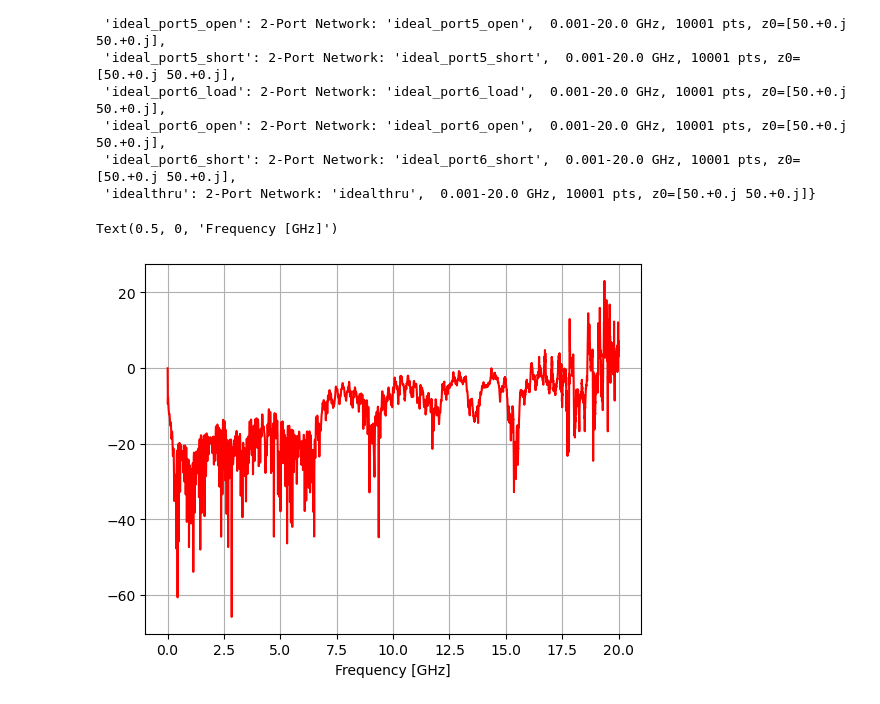
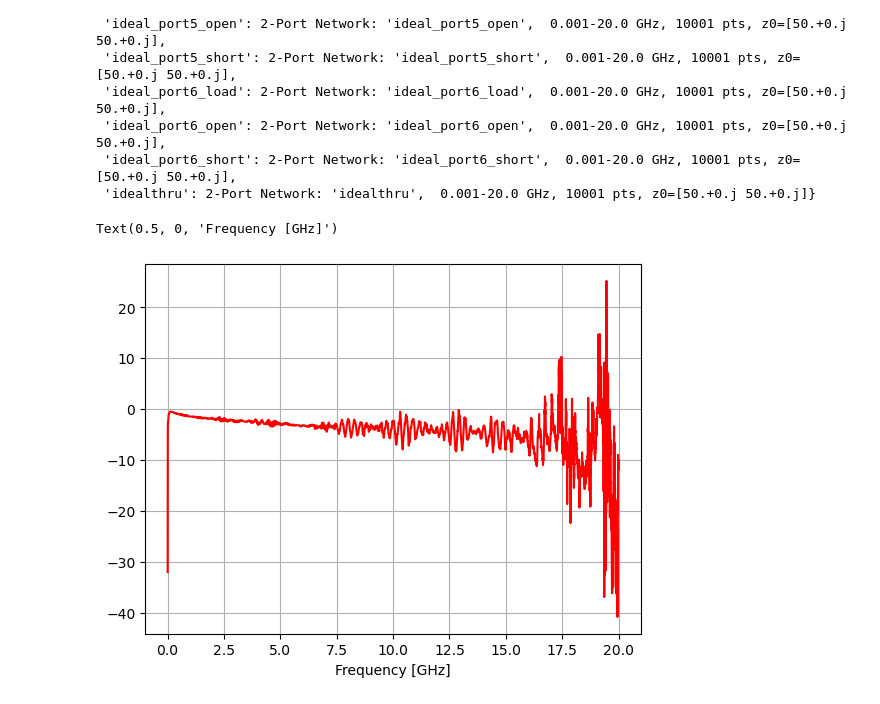
Before and after one commit to lafefspietz/SOL2SOLR, a Jupyter notebook: SOLRcal.ipynb, the cells around one changed output. Drawn from its saved outputs; the diff is of its cells as text; code cells hidden in the pictures.

```diff
--- a/SOLRcal.ipynb
+++ b/SOLRcal.ipynb
@@ -56,15 +56,15 @@ cal_port1.run()
 port1_corrected = cal_port1.apply_cal(cold_thrus_measured['port1'])
 # %%
 fghz = port1_corrected.f/1e9
-plt.plot(fghz,port1_corrected.s_db[:,0,0],color="red")
+plt.plot(fghz,port1_corrected.s_db[:,1,0],color="red")
 
 #plt.xlim(0.3,10)
 plt.grid()
 #plt.ylim(-30,20)
 #plt.title("All 6 Ports, Raw, dB")
 plt.xlabel('Frequency [GHz]')
 #plt.ylabel('$S_{11}$ [dB]')
 #plt.legend(("Port 1","Port 2","Port 3","Port 4","Port 5","Port 6"))
 # %% [output]
 Text(0.5, 0, 'Frequency [GHz]')
-[figure, old version]
+[figure, new version]
```
